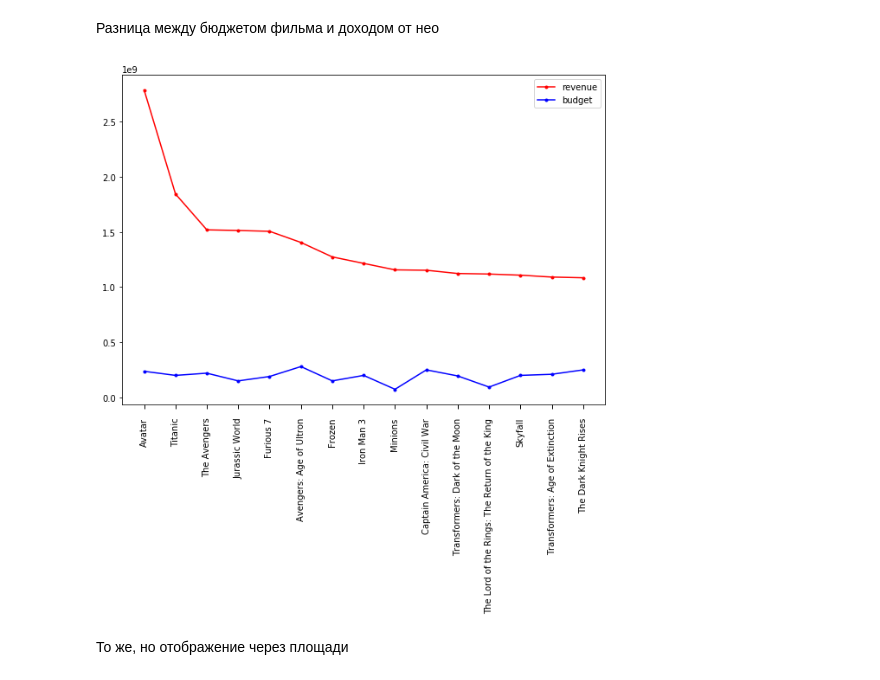
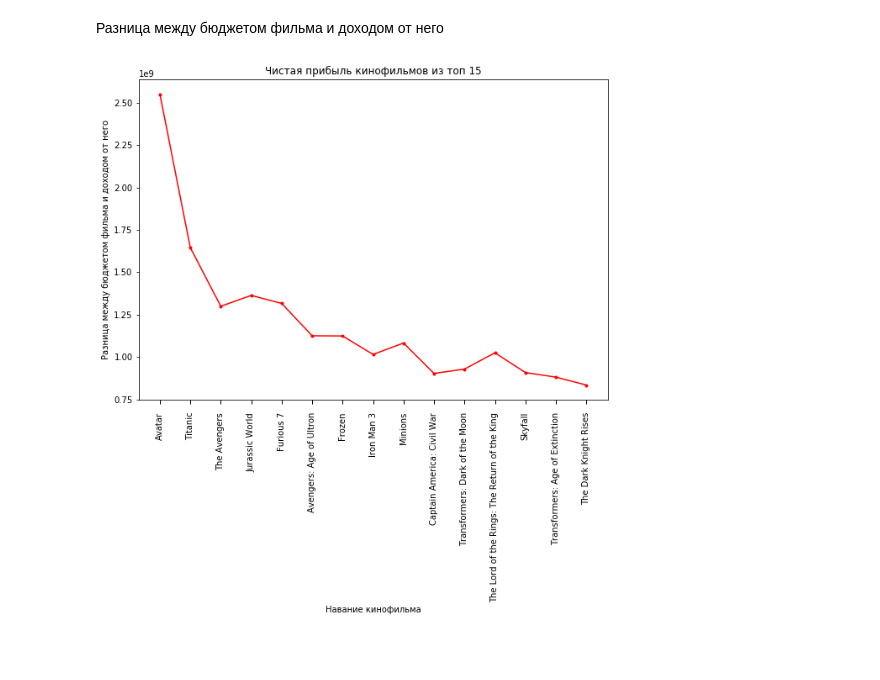
Before and after one commit to zhologali/hw15, a Jupyter notebook: hw15.ipynb, the cells around one changed output. Drawn from its saved outputs; the diff is of its cells as text; code cells hidden in the pictures; blank space fills up the shorter version.

```diff
--- a/hw15.ipynb
+++ b/hw15.ipynb
@@ -70,4 +65,3 @@ plt.grid()
 # %%
-df = movies_barh[['revenue','budget']]
+df = movies_barh['revenue']-movies_barh['budget']
 df.index = movies_barh['title']
-df.head(15)
@@ -92,24 +68,23 @@ df.head(15)
 # %% [markdown]
-Разница между бюджетом фильма и доходом от нео
+Разница между бюджетом фильма и доходом от него
 # %%
 fig, ax = plt.subplots()
-ax.plot(movies_barh['title'], movies_barh['revenue'], color = 'r', marker = '.', label = 'revenue')
-ax.plot(movies_barh['title'], movies_barh['budget'], color = 'b', marker = '.', label = 'budget')
-plt.legend()
+ax.plot(movies_barh['title'], df, color = 'r', marker = '.', label = 'revenue')
+#ax.plot(movies_barh['title'], movies_barh['budget'], color = 'b', marker = '.', label = 'budget')
+plt.xlabel('Навание кинофильма')
+plt.ylabel('Разница между бюджетом фильма и доходом от него')
+plt.title('Чистая прибыль кинофильмов из топ 15')
 import matplotlib.ticker as ticker
 ax.xaxis.set_major_locator(ticker.MultipleLocator(1))
-
 ax.tick_params(axis = 'x',    #  Применяем параметры к обеим осям
                which = 'major',    #  Применяем параметры к основным делениям
                direction = 'out',    #  Рисуем деления внутри и снаружи графика
                length = 5,    #  Длинна делений
                width = 1,     #  Ширина делений
                pad = 10,    #  Расстояние между черточкой и ее подписью
                labelsize = 10,    #  Размер подписи
                bottom = True,    #  Рисуем метки снизу
                labelbottom = True,    #  Рисуем подписи снизу
                labelrotation = 90)    #  Поворот подписей
 # %% [output]
-[figure, old version]
+[figure, new version]
-# %% [markdown]
-То же, но отображение через площади
```
Also changed, not shown: parts of 11 cells of this notebook.
